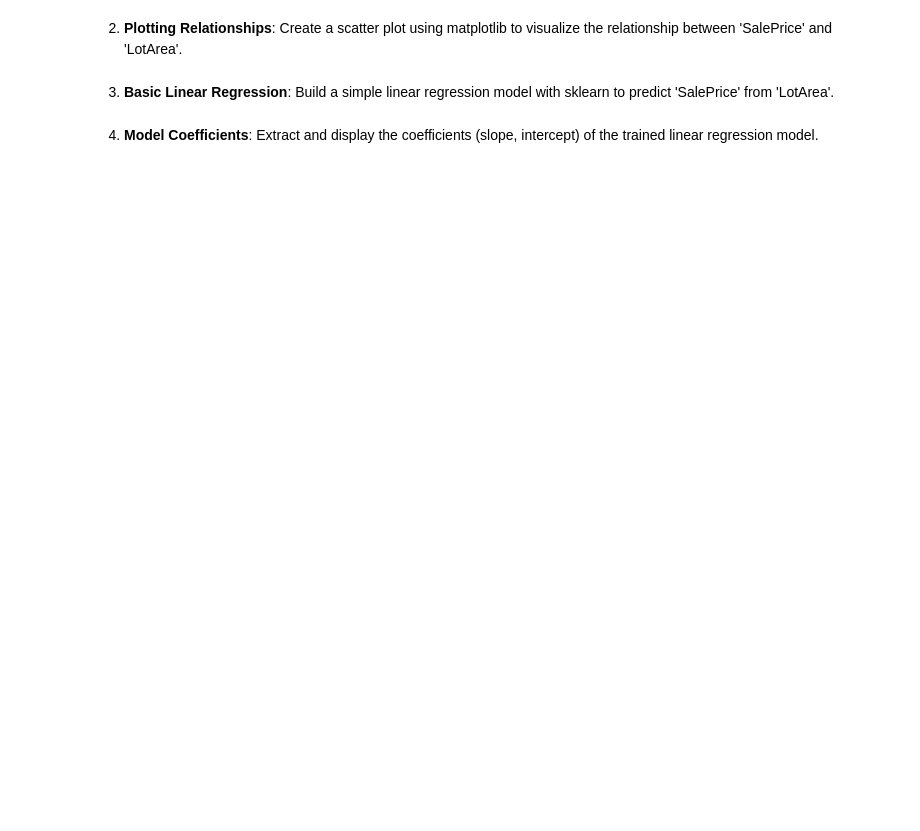
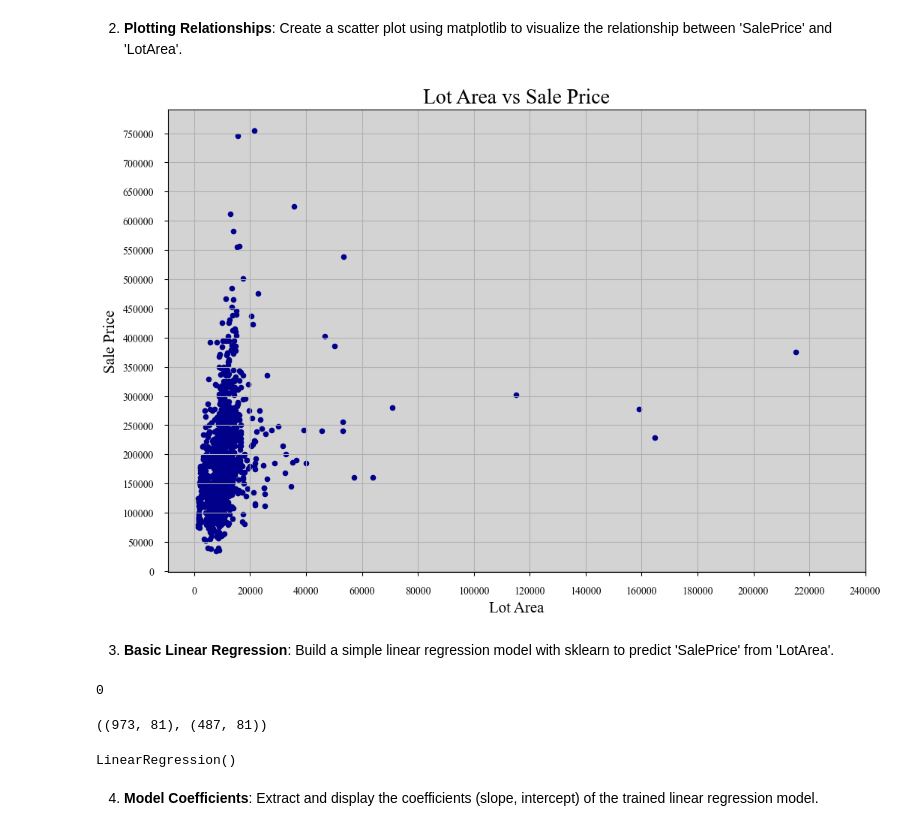
Before and after one commit to jordanriver/DScourse, a Jupyter notebook: Homework/Week9_ex_jordan.ipynb, the cells around one changed output. Cells and saved outputs as stored; diff of their text form; code cells hidden in the pictures; blank space fills up the shorter version.

Commit message:
Update Week9_ex_jordan.ipynb 22.11.23

```diff
--- a/Homework/Week9_ex_jordan.ipynb
+++ b/Homework/Week9_ex_jordan.ipynb
@@ -4,0 +13,5 @@
+# %%
+df = pd.read_csv(
+    r'C:\Users\jorda\Documents\studies\DScourse\CourseMaterials\Data\sberbank_russian_housing_market\house-prices-advanced-regression-techniques\train.csv'
+    )
+df.head()
@@ -5,6 +26,36 @@
 # %% [markdown]
 2. **Plotting Relationships**: Create a scatter plot using matplotlib to visualize the relationship between 'SalePrice' and 'LotArea'.
+# %%
+ax = df.plot.scatter(x='LotArea', y='SalePrice', c='DarkBlue', marker='o', figsize=(12, 8), title='LotArea vs SalePrice', grid=True)
+ax.set_xticks(np.arange(0, 250000, 20000))
+ax.set_yticks(np.arange(0, 800000, 50000))
+ax.set_xlabel('Lot Area', fontsize=15, family='Times New Roman')
+ax.set_ylabel('Sale Price', fontsize=15, family='Times New Roman')
+ax.tick_params(axis='both', which='major', labelsize=10, pad=10, labelfontfamily='Times New Roman')
+ax.set_title('Lot Area vs Sale Price', fontsize=20, family='Times New Roman')
+ax.set_facecolor('lightgray')
+# %% [output]
+[figure, added]
 # %% [markdown]
 3. **Basic Linear Regression**: Build a simple linear regression model with sklearn to predict 'SalePrice' from 'LotArea'.
+# %%
+# Split the data into training and test sets
+train_df = df.sample(frac=2/3, random_state=0)
+train_df_index = train_df.index
+test_df = df[~df.index.isin(train_df_index)]
+
+# Confirm that the training and test sets are mutually exclusive
+test_df.index.isin(train_df_index).sum()
+# %% [output]
+0
+# %%
+train_df.shape, test_df.shape
+# %% [output]
+((973, 81), (487, 81))
+# %%
+one_var_model = LinearRegression()
+one_var_model.fit(train_df[['LotArea']], train_df[['SalePrice']])
+# %% [output]
+LinearRegression()
 # %% [markdown]
 4. **Model Coefficients**: Extract and display the coefficients (slope, intercept) of the trained linear regression model.
```
Also changed, not shown: parts of 24 cells of this notebook.
